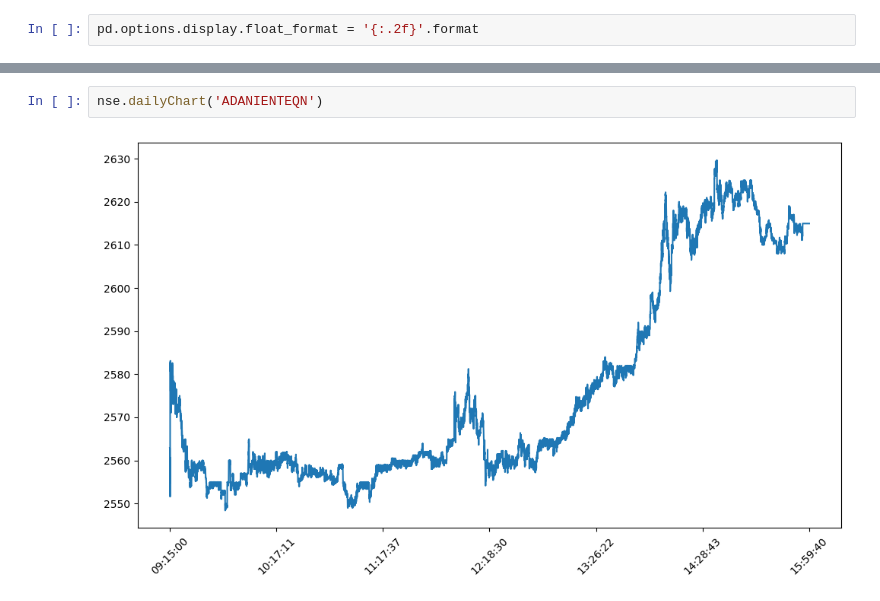
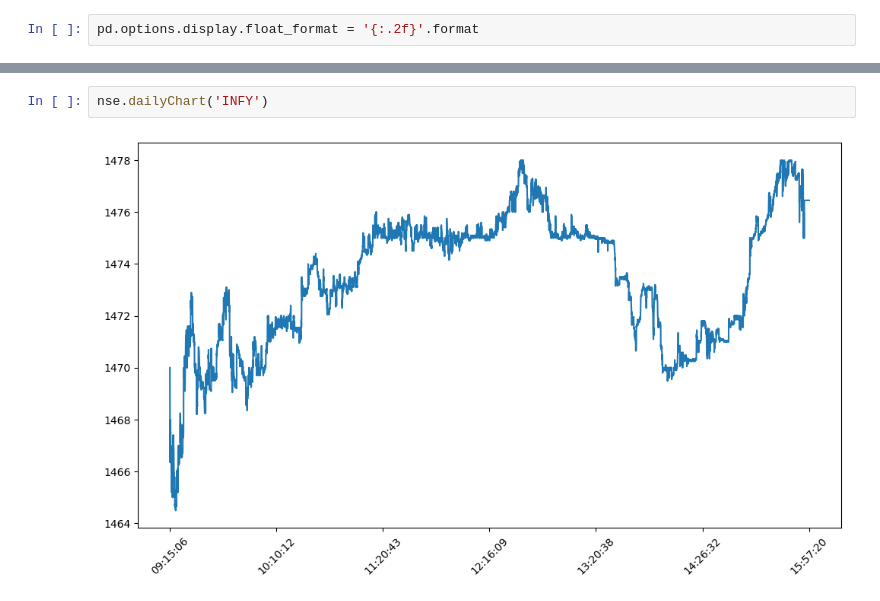
Before and after one commit to RoshanAli339/WebScraper, a Jupyter notebook: NSE.ipynb, the cells around one changed output, grey strips where cells are left out. Cells and saved outputs as stored; diff of their text form.

```diff
--- a/NSE.ipynb
+++ b/NSE.ipynb
@@ -77,4 +93,4 @@ Min Value on      01-Feb-2023
 # %%
-nse.dailyChart('ADANIENTEQN')
+nse.dailyChart('INFY')
 # %% [output]
-[figure, old version]
+[figure, new version]
```
Also changed, not shown: parts of 6 cells of this notebook, 1 other file.
